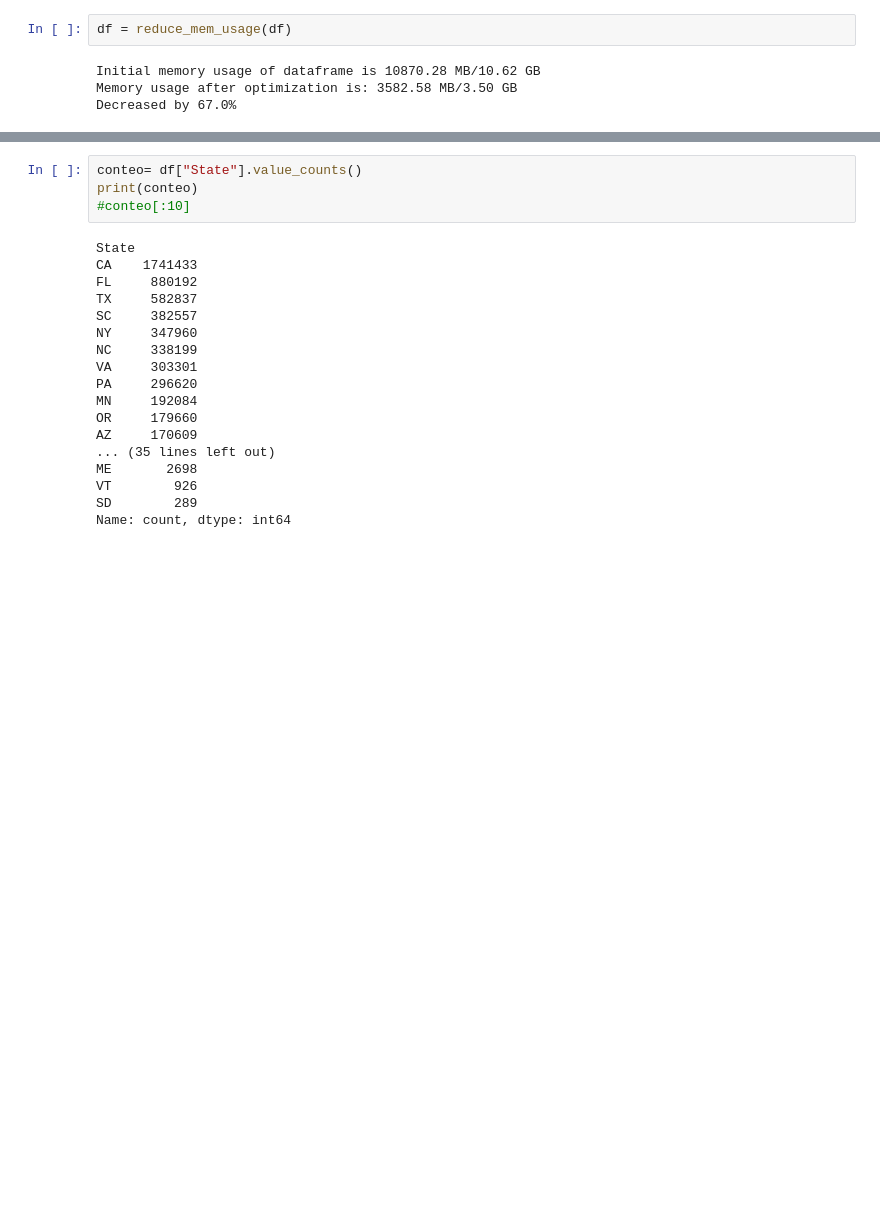
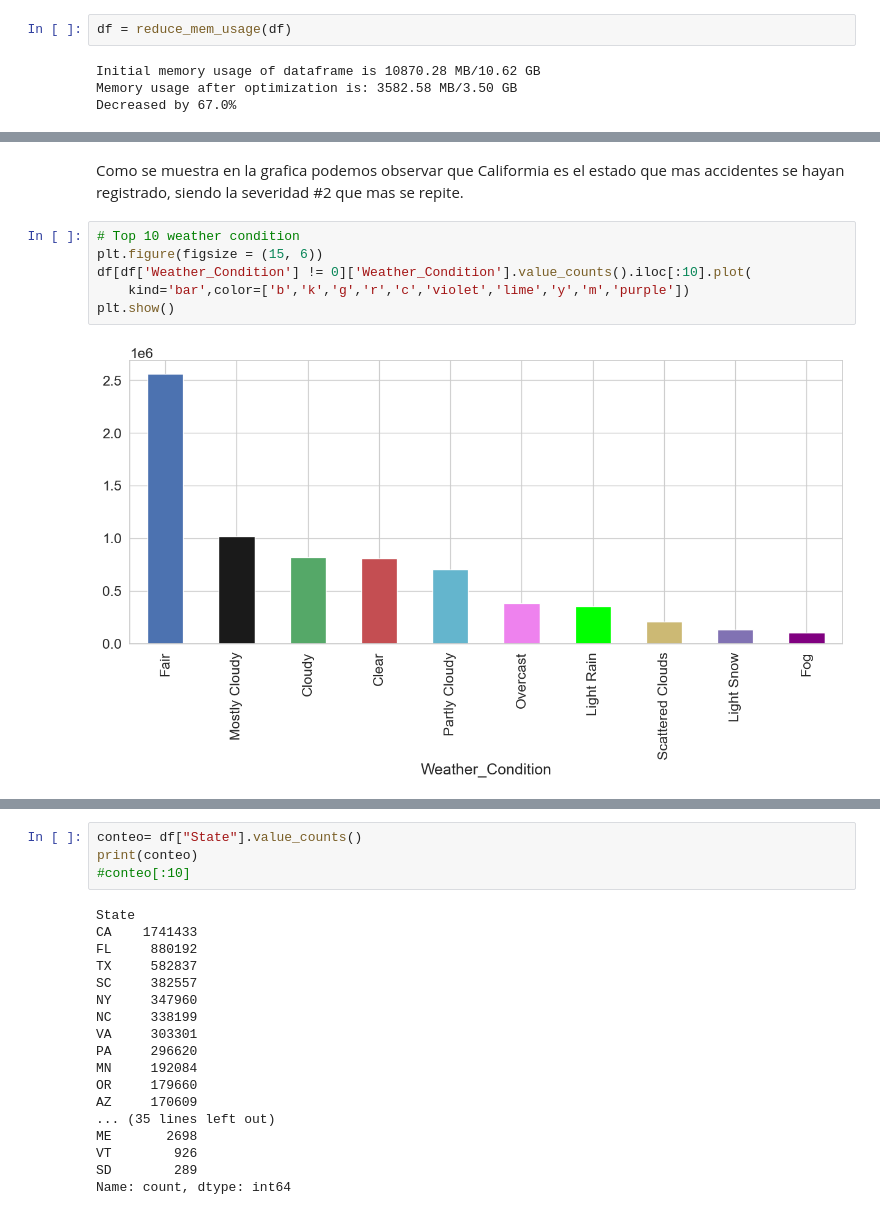
Before and after one commit to Joseluis153/jbook_ml202510, a Jupyter notebook: _sources/notebooks.ipynb, the cells around one changed output, grey strips where cells are left out. Drawn from its saved outputs; the diff is of its cells as text; blank space fills up the shorter version.

```diff
--- a/_sources/notebooks.ipynb
+++ b/_sources/notebooks.ipynb
@@ -131,0 +185,10 @@ Decreased by 67.0%
+# %% [markdown]
+Como se muestra en la grafica podemos observar que Califormia es el estado que mas accidentes se hayan registrado, siendo la severidad #2 que mas se repite.
+# %%
+# Top 10 weather condition
+plt.figure(figsize = (15, 6))
+df[df['Weather_Condition'] != 0]['Weather_Condition'].value_counts().iloc[:10].plot(
+    kind='bar',color=['b','k','g','r','c','violet','lime','y','m','purple'])
+plt.show()
+# %% [output]
+[figure, added]
```
Also changed, not shown: parts of 35 cells of this notebook, 13 other files.
